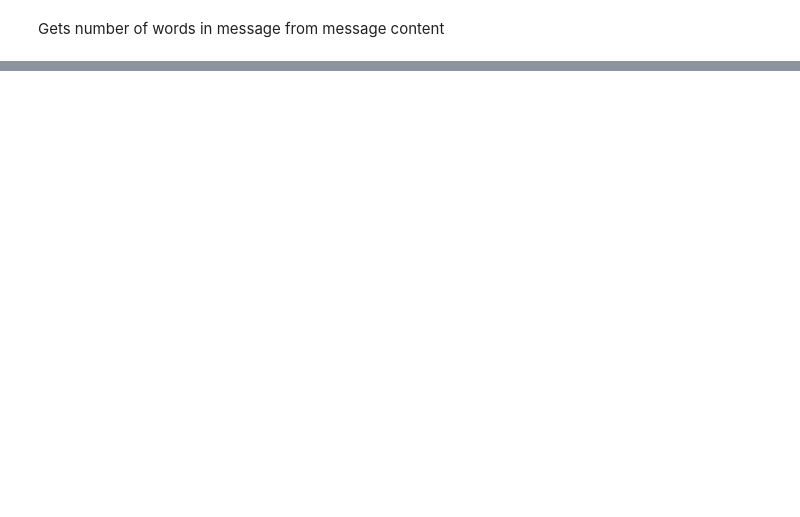
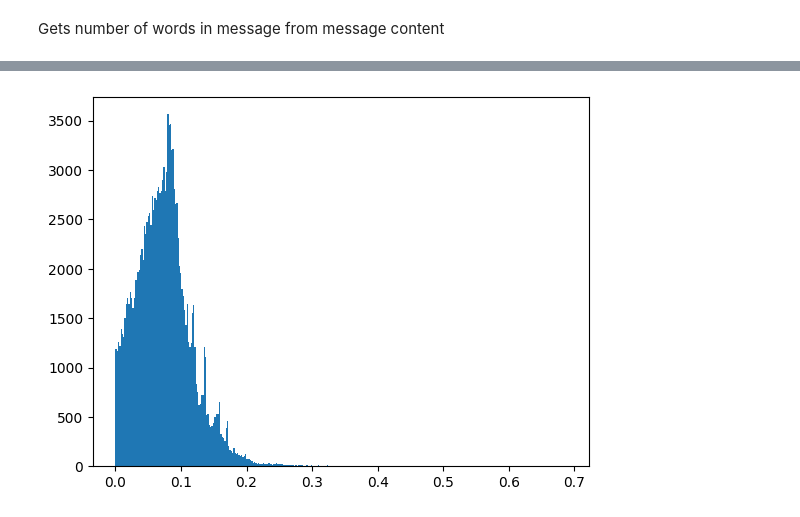
Before and after one commit to kaigomes7/insider_threat_detection, a Jupyter notebook: loader.ipynb, the cells around one changed output, grey strips where cells are left out. Drawn from its saved outputs; the diff is of its cells as text; code cells hidden in the pictures; blank space fills up the shorter version.

```diff
--- a/loader.ipynb
+++ b/loader.ipynb
@@ -155,0 +205,16 @@ Epoch 15/15
+# %%
+# print(len(X_test[6]), len(yhat))
+# print(yhat[6], X_test.iloc[6])
+# plt.scatter(X_test[6], [x[6] for x in yhat])
+X_test[6].to_numpy()
+diff = [abs(sum(x) - sum(y))[0] for x, y in zip(X_test.to_numpy(), yhat)]
+# for val in diff:
+#     if val > 0.4
+# diff = [X_test.loc[6], yhat]
+# diff
+# new_df = pd.DataFrame(columns=[X_test[6], yhat])
+# print(abs(diff[0] - diff[1][6]))
+# print([abs(x - y[6]) for x, y in diff])
+plot = plt.hist(diff, bins='auto')
+# %% [output]
+[figure, added]
```
Also changed, not shown: parts of 45 cells of this notebook.
